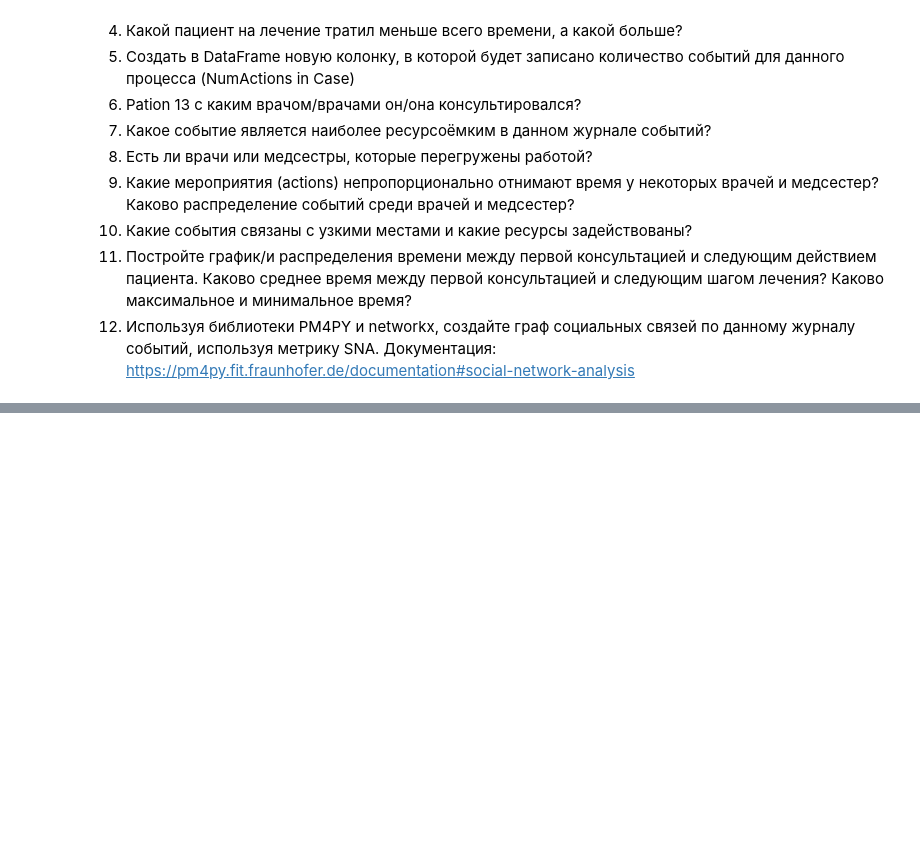
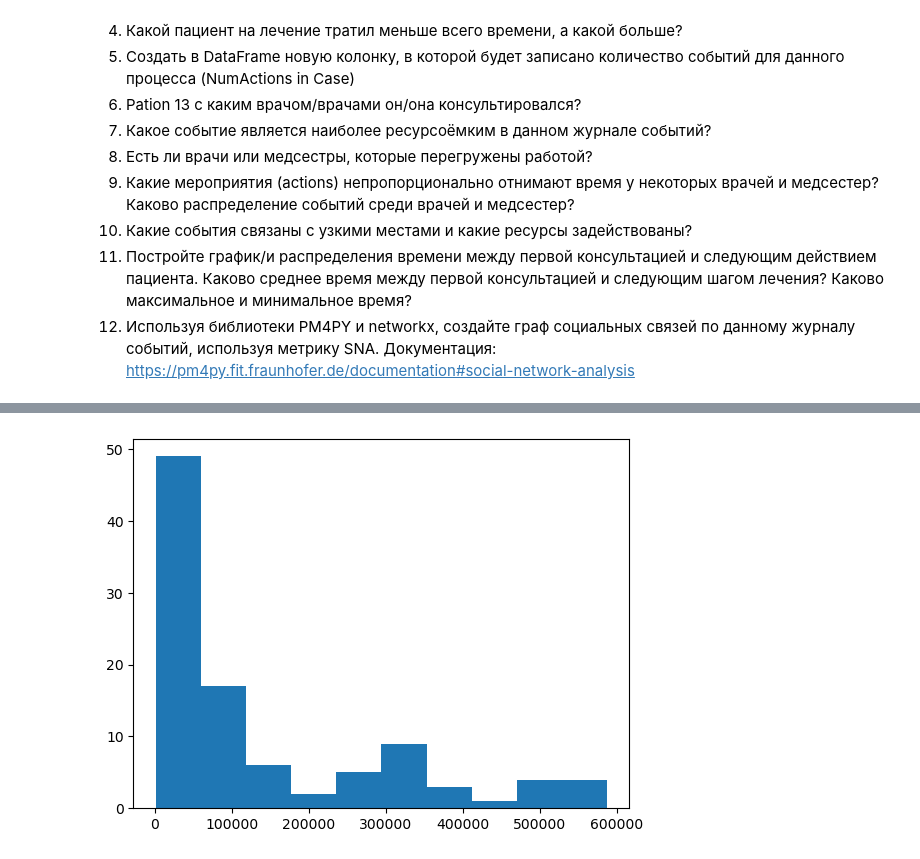
Before and after one commit to Adelaaas/Process_mining_lab_hes, a Jupyter notebook: Lab_01/Kurushin.ipynb, the cells around one changed output, grey strips where cells are left out. Saved outputs shown, nothing was run; the diff lists cells and outputs as text; code cells hidden in the pictures; blank space fills up the shorter version.

```diff
--- a/Lab_01/Kurushin.ipynb
+++ b/Lab_01/Kurushin.ipynb
@@ -456,0 +602,10 @@ sns.scatterplot(x=log_csv['time:timestamp'], y=log_csv['org:resource'], hue=log_
+# %%
+log_csv['diff'] = log_csv.groupby('case:concept:name')['time:timestamp'].diff(1)
+log_csv['time'] = log_csv.groupby(['case:concept:name'])['diff'].shift(-1)
+log_csv['time'] = log_csv['time'] / 60*60
+log_csv.drop('diff', axis=1, inplace=True)
+
+pd.pivot_table(log_csv,
+               index=["concept:name", "org:resource"],
+               values=["time"],
+               aggfunc=sum)
@@ -456,0 +635,9 @@ sns.scatterplot(x=log_csv['time:timestamp'], y=log_csv['org:resource'], hue=log_
+# %%
+tmp = log_csv[log_csv['concept:name'] == ' First consult'].index + 1
+mean_time = log_csv.loc[tmp,'relativetime_s'].mean()
+min_time = log_csv.loc[tmp,'relativetime_s'].min()
+max_time = log_csv.loc[tmp,'relativetime_s'].max()
+plt.hist(log_csv.loc[tmp,['relativetime_s']])
+plt.show()
+# %% [output]
+[figure, added]
```
Also changed, not shown: parts of 64 cells of this notebook, 2 other files.
